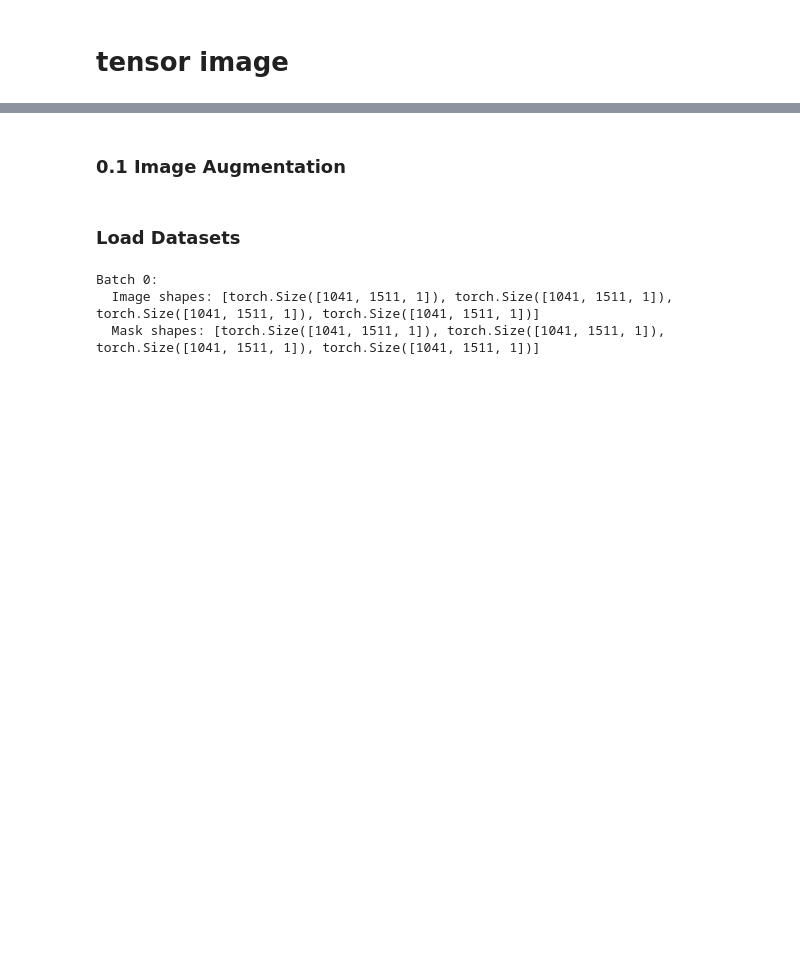
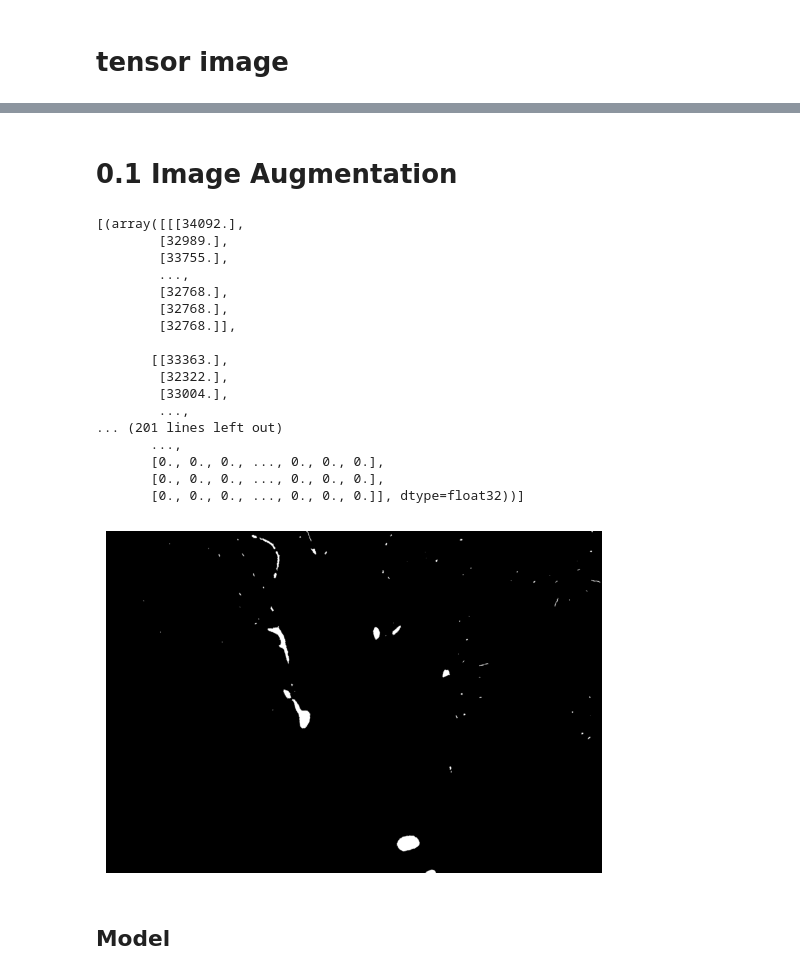
Before and after one commit to Kaggler-uofa/jin, a Jupyter notebook: dataset.ipynb, the cells around one changed output, grey strips where cells are left out. Saved outputs shown, nothing was run; the diff lists cells and outputs as text; code cells hidden in the pictures; blank space fills up the shorter version.

```diff
--- a/dataset.ipynb
+++ b/dataset.ipynb
@@ -117,5 +123,5 @@ print(is_image_tensor, is_mask_tensor)
 # %% [markdown]
-### 0.1 Image Augmentation
+# 0.1 Image Augmentation
 # %%
 def Augement_image(image, mask):
 
@@ -151,49 +157,47 @@ def Augement_image(image, mask):
     augmented_rotate_270 = transform_rotate_90(image=image_list[2], mask=mask_list[2])
     image_list[3], mask_list[3] = augmented_rotate_270['image'], augmented_rotate_270['mask']
 
-    # Making the mask dimentions 3
-    for i in range(4):
-        if mask_list[i].ndim == 2:
-            mask_list[i] = mask_list[i][..., np.newaxis]
-
     augmented_data_zip = list(zip(*[image_list, mask_list]))
 
     return augmented_data_zip
 # %%
 # Load an example image and label
 first_image = tifffile.imread(image_files[981])
 first_label = tifffile.imread(label_files[981])
 
 # Augment the image and label
 # augmented_image, augmented_mask = Augement_image(first_image, first_label)
 augmented_zip = Augement_image(first_image, first_label)
 
+
+
 # Show the augmented image
 # display_image(augmented_image)
 # display_image(augmented_mask)
 
 # is_image_tensor = isinstance(augmented_image, np.ndarray)
 # is_mask_tensor = isinstance(augmented_mask, np.ndarray)
 # print(is_image_tensor, is_mask_tensor)
-# print(augmented_zip)
-# display_image(augmented_zip[-1][-1])
+print(augmented_zip)
+display_image(augmented_zip[-1][-1])
+# %% [output]
+[(array([[[34092.],
+        [32989.],
+        [33755.],
+        ...,
+        [32768.],
+        [32768.],
+        [32768.]],
+
+       [[33363.],
+        [32322.],
+        [33004.],
+        ...,
+... (201 lines left out)
+       ...,
+       [0., 0., 0., ..., 0., 0., 0.],
+       [0., 0., 0., ..., 0., 0., 0.],
+       [0., 0., 0., ..., 0., 0., 0.]], dtype=float32))]
+[figure, added]
-# %% [markdown]
-### Load Datasets
-# %%
-# Define loaders
-train_loader = DataLoader(
-    dataset=augmented_zip,   # using subset
-    batch_size=4,
-    shuffle=True,
-    num_workers=0,
-    pin_memory=False
-)
-
-for batch_idx, (batch_images, batch_masks) in enumerate(train_loader):
-    print(f"Batch {batch_idx}:")
-    print(f"  Image shapes: {[img.shape for img in batch_images]}")
-    print(f"  Mask shapes: {[mask.shape for mask in batch_masks]}")
-# %% [output]
-Batch 0:
-  Image shapes: [torch.Size([1041, 1511, 1]), torch.Size([1041, 1511, 1]), torch.Size([1041, 1511, 1]), torch.Size([1041, 1511, 1])]
-  Mask shapes: [torch.Size([1041, 1511, 1]), torch.Size([1041, 1511, 1]), torch.Size([1041, 1511, 1]), torch.Size([1041, 1511, 1])]
+# %% [markdown]
+## Model
```
Also changed, not shown: parts of 3 cells of this notebook.
